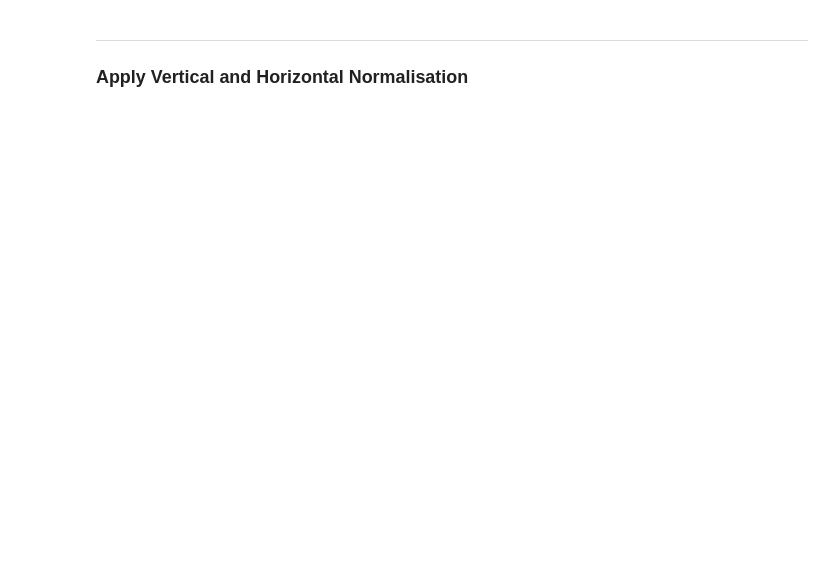
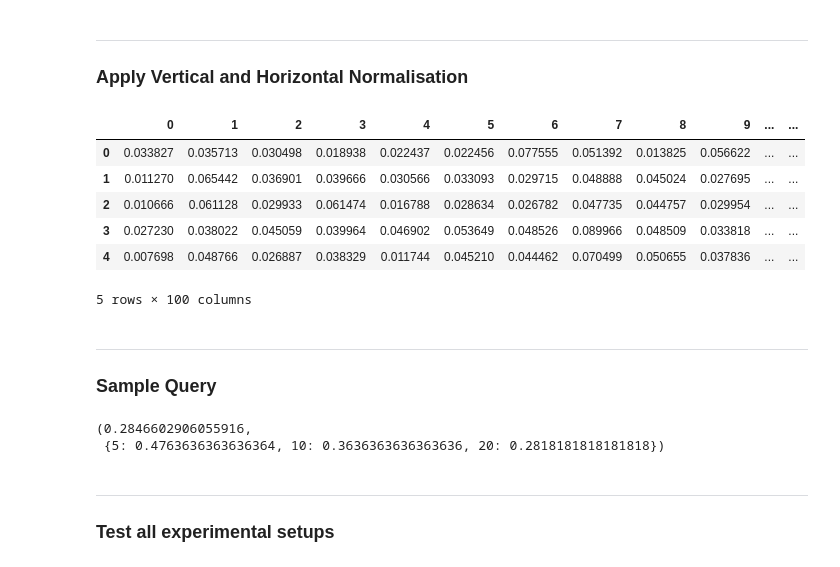
Before and after one commit to S-Arbor/Image-Retrieval-Project, a Jupyter notebook: sift_evaluator.ipynb, the cells around one changed output. Saved outputs shown, nothing was run; the diff lists cells and outputs as text; code cells hidden in the pictures; blank space fills up the shorter version.

```diff
--- a/sift_evaluator.ipynb
+++ b/sift_evaluator.ipynb
@@ -203,4 +216,30 @@ oxford5k["train"]["features"]["bovw files for 10 Words"]
 # %% [markdown]
 ____
 ### Apply Vertical and Horizontal Normalisation
+# %%
+oxford5k["vector norm"] = {"test" : {}, "train": {}}
+oxford5k["feature norm"] = {"test" : {}, "train": {}}
+
+for bovw_size in oxford5k["raw features"]["train"].keys():
+    full_df = pd.concat([oxford5k["raw features"]["train"][bovw_size],
+                         oxford5k["raw features"]["test"][bovw_size]],
+                         ignore_index=True)
+
+    feature_norm = sklearn.preprocessing.normalize(full_df, axis=0)
+    oxford5k["feature norm"]["train"][bovw_size] = pd.DataFrame(feature_norm[:567,:])
+    oxford5k["feature norm"]["test"][bovw_size] = pd.DataFrame(feature_norm[567:,:])
+
+    vector_norm = sklearn.preprocessing.normalize(full_df, axis=1)
+    oxford5k["vector norm"]["train"][bovw_size] = pd.DataFrame(vector_norm[:567,:])
+    oxford5k["vector norm"]["test"][bovw_size] = pd.DataFrame(vector_norm[567:,:])
+
+oxford5k["feature norm"]["test"]["bovw files for 100 Words"].head()
+# %% [output]
+|  | 0 | 1 | 2 | 3 | 4 | 5 | 6 | 7 | 8 | 9 | ... | ... |
+| 0 | 0.033827 | 0.035713 | 0.030498 | 0.018938 | 0.022437 | 0.022456 | 0.077555 | 0.051392 | 0.013825 | 0.056622 | ... | ... |
+| 1 | 0.011270 | 0.065442 | 0.036901 | 0.039666 | 0.030566 | 0.033093 | 0.029715 | 0.048888 | 0.045024 | 0.027695 | ... | ... |
+| 2 | 0.010666 | 0.061128 | 0.029933 | 0.061474 | 0.016788 | 0.028634 | 0.026782 | 0.047735 | 0.044757 | 0.029954 | ... | ... |
+| 3 | 0.027230 | 0.038022 | 0.045059 | 0.039964 | 0.046902 | 0.053649 | 0.048526 | 0.089966 | 0.048509 | 0.033818 | ... | ... |
+| 4 | 0.007698 | 0.048766 | 0.026887 | 0.038329 | 0.011744 | 0.045210 | 0.044462 | 0.070499 | 0.050655 | 0.037836 | ... | ... |
+5 rows × 100 columns
 # %%
@@ -260,4 +280,22 @@ for (bovw_size, features) in train_features.items():
 #     return((vector-mean)/stdev)
 
 # dat.apply(normalise_vector, axis=0)
+# %% [markdown]
+_____
+### Sample Query
+# %%
+# Sample query validated against Sean Oldenburger's method
+
+compute_metrics(train_features = oxford5k["raw features"]["train"]["bovw files for 10 Words"],
+                test_features = oxford5k["raw features"]["test"]["bovw files for 10 Words"],
+                train_names = oxford5k["attributes"]["train"]["names"],
+                test_names = oxford5k["attributes"]["test"]["names"],
+                query_function=basic_query,
+                metric_function = sklearn.metrics.pairwise.euclidean_distances)
+# %% [output]
+(0.2846602906055916,
+ {5: 0.4763636363636364, 10: 0.3636363636363636, 20: 0.2818181818181818})
+# %% [markdown]
+____
+### Test all experimental setups
 # %%
```
Also changed, not shown: parts of 15 cells of this notebook.
